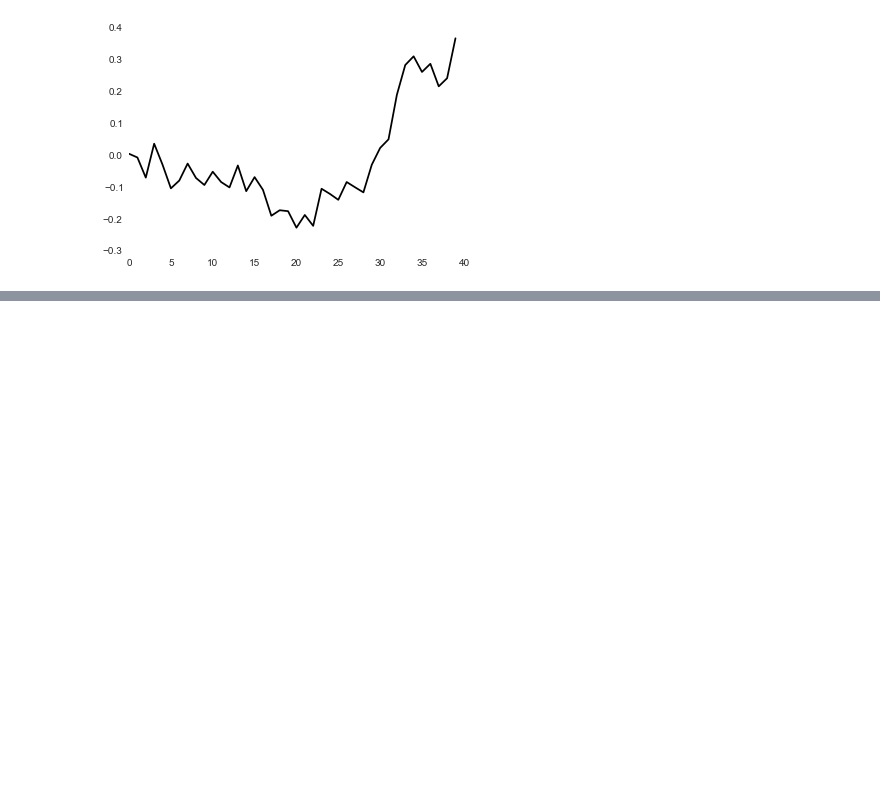
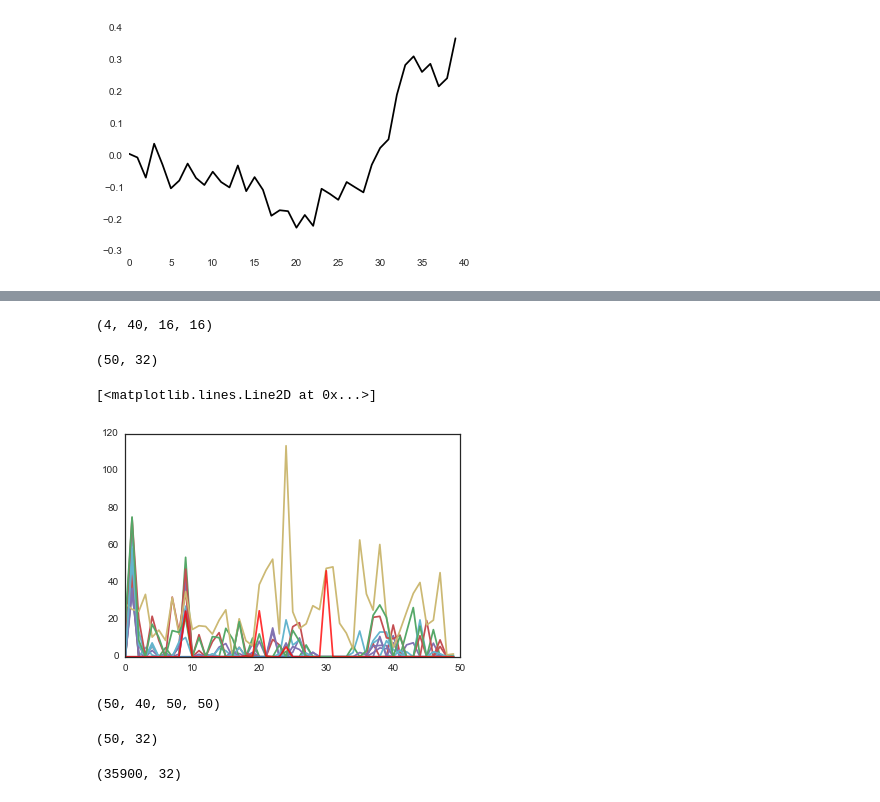
Before and after one commit to baccuslab/deep-retina, a Jupyter notebook: notebooks/Filter visualizations.ipynb, the cells around one changed output, grey strips where cells are left out. Drawn from its saved outputs; the diff is of its cells as text; code cells hidden in the pictures; blank space fills up the shorter version.

Commit message:
adding visualizations of intermediate units

```diff
--- a/notebooks/Filter visualizations.ipynb
+++ b/notebooks/Filter visualizations.ipynb
@@ -815,0 +815,2 @@ plt.plot(u[:,0], 'k')
+# %%
+training = loadexpt(0, 'naturalscene', 'train', 40, fraction=1.)
@@ -815,0 +825,19 @@ plt.plot(u[:,0], 'k')
+# %%
+get_3rd_layer_output = theano.function([model.layers[0].input],
+                                       model.layers[3].get_output(train=False))
+get_4th_layer_output = theano.function([model.layers[0].input],
+                                       model.layers[4].get_output(train=False))
+# %%
+y_pred = []
+y_true = []
+L3_activations = []
+L4_activations = []
+i = 0
+for X, y in datagen(50, *training):
+    y_pred.extend(model.predict(X))
+    y_true.extend(y)
+    L3_activations.extend(get_3rd_layer_output(X))
+    L4_activations.extend(get_4th_layer_output(X))
+    #i += 1
+    #if i > 20:
+    #    break
@@ -815,0 +897,4 @@ plt.plot(u[:,0], 'k')
+# %%
+W0.shape
+# %% [output]
+(4, 40, 16, 16)
@@ -815,0 +903,8 @@ plt.plot(u[:,0], 'k')
+# %%
+get_3rd_layer_output = theano.function([model.layers[0].input],
+                                       model.layers[3].get_output(train=False))
+layer_output = get_3rd_layer_output(X)
+# %%
+layer_output.shape
+# %% [output]
+(50, 32)
@@ -815,0 +914,6 @@ plt.plot(u[:,0], 'k')
+# %%
+blurt = plt.plot(layer_output)
+plt.plot(y_true[-50:], 'r', alpha=0.8)
+# %% [output]
+[<matplotlib.lines.Line2D at 0x...>]
+[figure, added]
@@ -815,0 +922,8 @@ plt.plot(u[:,0], 'k')
+# %%
+X.shape
+# %% [output]
+(50, 40, 50, 50)
+# %%
+layer_output.shape
+# %% [output]
+(50, 32)
@@ -815,0 +935,4 @@ plt.plot(u[:,0], 'k')
+# %%
+L3.shape
+# %% [output]
+(35900, 32)
```
Also changed, not shown: parts of 44 cells of this notebook, 1 other file.
